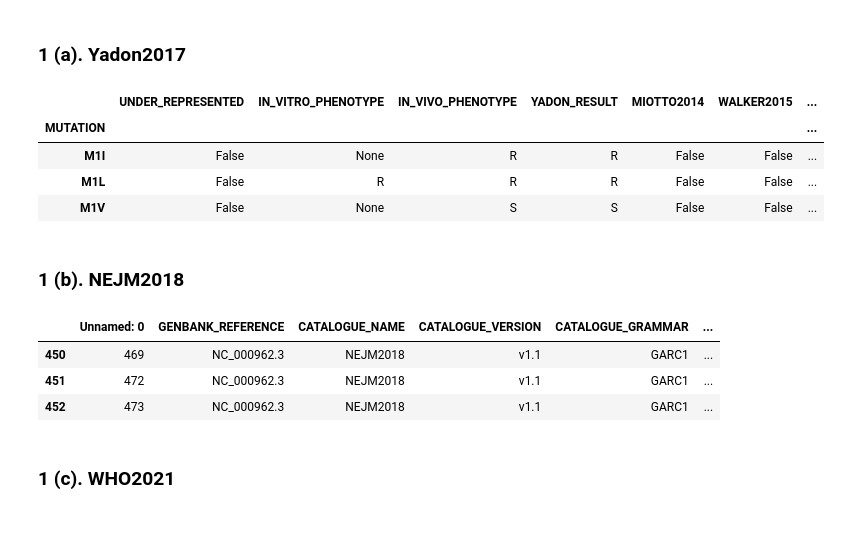
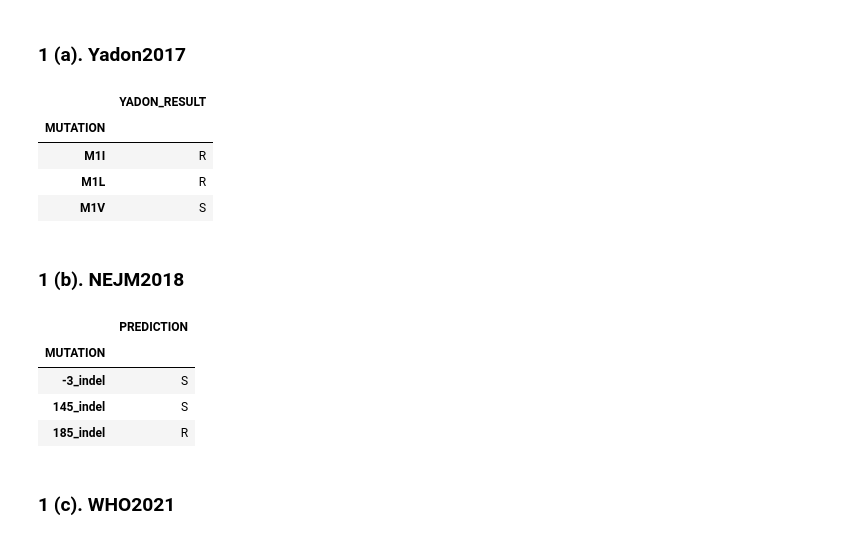
Before and after one commit to fowler-lab/predict-pyrazinamide-resistance, a Jupyter notebook: 0-parse-original-data.ipynb, the cells around one changed output. Saved outputs shown, nothing was run; the diff lists cells and outputs as text; code cells hidden in the pictures.

```diff
--- a/0-parse-original-data.ipynb
+++ b/0-parse-original-data.ipynb
@@ -62,42 +62,40 @@ def assign_phenotypes(row, string):
 
 YADON['IN_VITRO_PHENOTYPE'] = YADON.apply(assign_phenotypes, args=('in vitro',), axis=1)
 YADON['IN_VIVO_PHENOTYPE'] = YADON.apply(assign_phenotypes, args=('in vivo',), axis=1)
 
 # drop the one-hot columns
 YADON.drop(columns=['in vitro Resistant', 'in vitro Susceptible', 'in vivo Resistant', 'in vivo Susceptible'], inplace=True)
 
 def interpet_catalogue(row):
     if row.CATALOGUE=='E':
         return('R')
     elif row.CATALOGUE=='D':
         return('S')
 
 YADON['YADON_RESULT'] = YADON.apply(interpet_catalogue, axis=1)
 
 def replace_stop_codon(row):
     if "*" in row.MUTATION:
         return row.MUTATION.replace("*","!")
     else:
         return row.MUTATION
 
 YADON['MUTATION'] = YADON.apply(replace_stop_codon, axis=1)
 
 # reorder the dataset
 YADON = YADON[['MUTATION', 'UNDER_REPRESENTED', 'IN_VITRO_PHENOTYPE', 'IN_VIVO_PHENOTYPE', 'YADON_RESULT', 'MIOTTO2014',
        'WALKER2015', 'IS_NONSYNONYMOUS','IS_SYNONYMOUS','CONTAINS_STOP']]
 
 YADON = YADON[(~YADON.UNDER_REPRESENTED) & (YADON.YADON_RESULT.notna())]
-YADON.set_index('MUTATION', inplace=True)
-
+YADON.set_index('MUTATION', inplace=True, verify_integrity=True)
 YADON[['YADON_RESULT']].to_csv('data/catalogues/ds-yadon2017.csv', index=True)
-
-YADON[:3]
+YADON[['YADON_RESULT']][:3]
 # %% [output]
-|  | UNDER_REPRESENTED | IN_VITRO_PHENOTYPE | IN_VIVO_PHENOTYPE | YADON_RESULT | MIOTTO2014 | WALKER2015 | ... |
-| MUTATION |  |  |  |  |  |  | ... |
-| M1I | False | None | R | R | False | False | ... |
-| M1L | False | R | R | R | False | False | ... |
-| M1V | False | None | S | S | False | False | ... |
+|  | YADON_RESULT |
+| MUTATION |  |
+| M1I | R |
+| M1L | R |
+| M1V | S |
 # %% [markdown]
 ### 1 (b). NEJM2018
 # %%
@@ -119,15 +117,15 @@ def infer_type(row):
     return pandas.Series([IS_SNP, IN_CDS, cols[0], cols[1]])
 
 nejm2018[['IS_SNP', 'IN_CDS', 'GENE', 'MUTATION']] = nejm2018.apply(infer_type, axis=1)
-
-nejm2018[['MUTATION', 'PREDICTION']].to_csv('data/catalogues/ds-nejm2018.csv', index=False)
-
-nejm2018[:3]
+nejm2018.set_index('MUTATION', inplace=True, verify_integrity=True)
+nejm2018[['PREDICTION']].to_csv('data/catalogues/ds-nejm2018.csv', index=True)
+nejm2018[['PREDICTION']][:3]
 # %% [output]
-|  | Unnamed: 0 | GENBANK_REFERENCE | CATALOGUE_NAME | CATALOGUE_VERSION | CATALOGUE_GRAMMAR | ... |
-| 450 | 469 | NC_000962.3 | NEJM2018 | v1.1 | GARC1 | ... |
-| 451 | 472 | NC_000962.3 | NEJM2018 | v1.1 | GARC1 | ... |
-| 452 | 473 | NC_000962.3 | NEJM2018 | v1.1 | GARC1 | ... |
+|  | PREDICTION |
+| MUTATION |  |
+| -3_indel | S |
+| 145_indel | S |
+| 185_indel | R |
 # %% [markdown]
 ### 1 (c). WHO2021
 # %%
```
Also changed, not shown: parts of 7 cells of this notebook, 8 other files.
